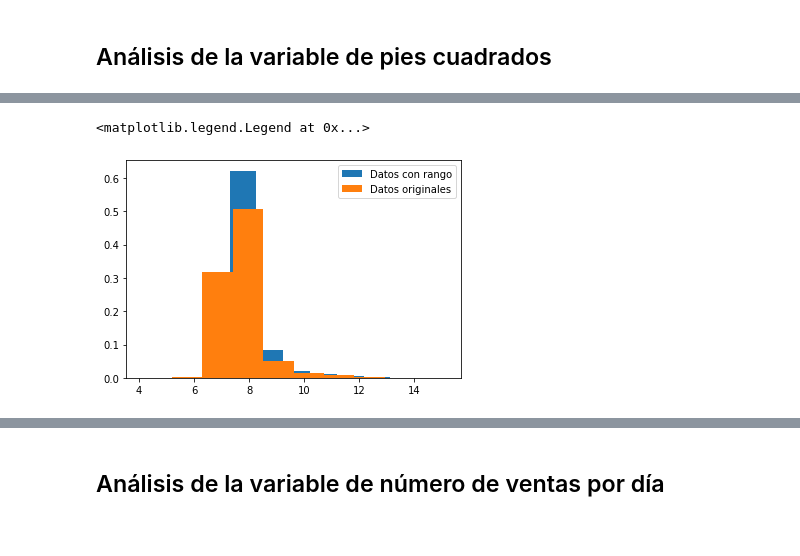
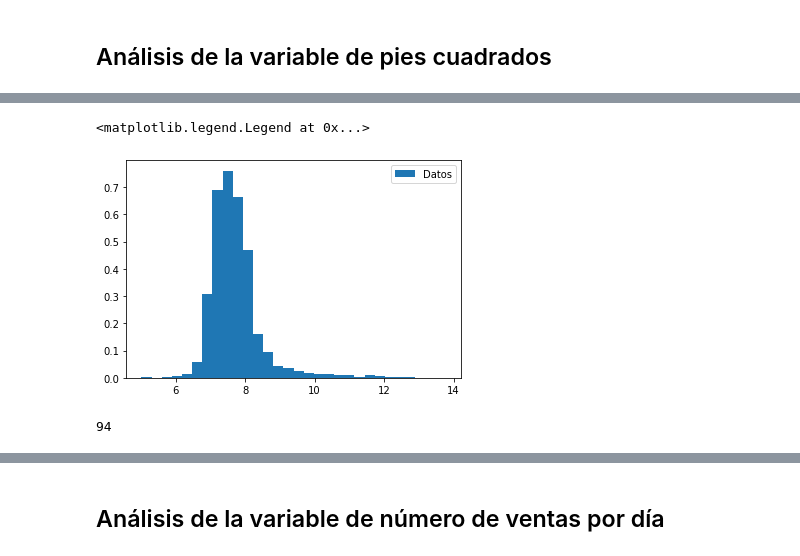
Before and after one commit to danielperhez/Proyecto_PRivera_CPerez, a Jupyter notebook: Proyecto_PRivera_CPerez.ipynb, the cells around one changed output, grey strips where cells are left out. Cells and saved outputs as stored; diff of their text form; code cells hidden in the pictures.

```diff
--- a/Proyecto_PRivera_CPerez.ipynb
+++ b/Proyecto_PRivera_CPerez.ipynb
@@ -718,7 +773,19 @@ array([ 4.38202663,  5.01063529,  5.29831737, ..., 13.37851918,
 # %%
-plt.hist(var2, density = True, label = 'Datos con rango')
-plt.hist(v2_data, density = True, label = 'Datos originales')
-plt.legend(loc = 'best')
+# plt.hist(var2, density = True, label = 'Datos con rango')
+# plt.hist(v2_data, density = True, label = 'Datos originales')
+# plt.legend(loc = 'best')
-# %% [output]
-<matplotlib.legend.Legend at 0x...>
-[figure, removed]
+# %%
+J2 = 30
+y, x, _ = plt.hist(v2_data, bins = J2, density = True, label = 'Datos')
+x = x[1:]
+plt.legend(loc = 'best')
+# %% [output]
+<matplotlib.legend.Legend at 0x...>
+[figure, added]
+# %%
+distribuciones_c2 = [d for d in dir(st) if isinstance(getattr(st, d), getattr(st, 'rv_continuous'))]
+[distribuciones_c2.remove(distribuciones_c2[i]) for i in [55, 59, 60, 61, 71, 72, 93]]
+#error = pd.DataFrame(index = distribuciones_c, columns = ['Error'])
+len(distribuciones_c2)
+# %% [output]
+94
```
Also changed, not shown: parts of 46 cells of this notebook.
